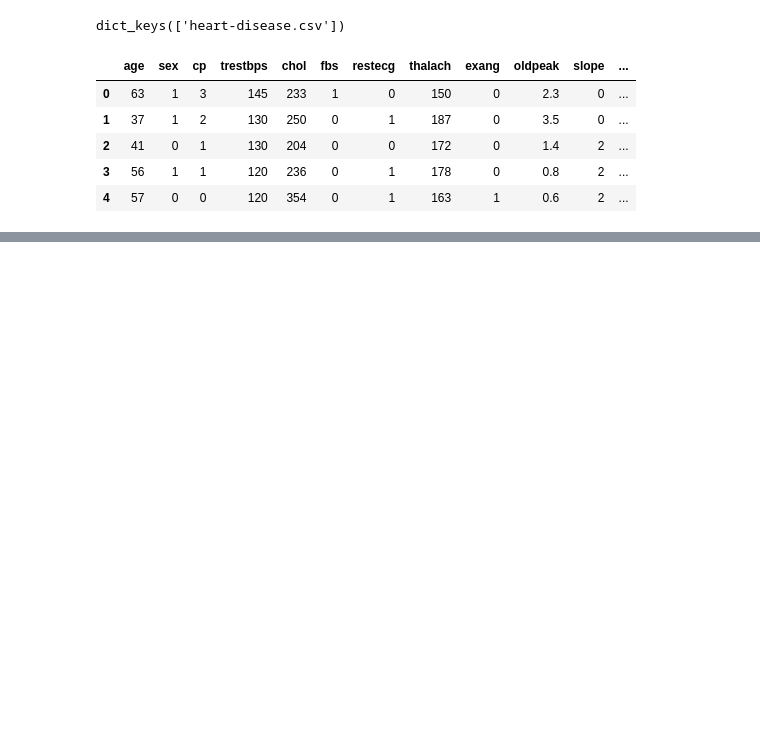
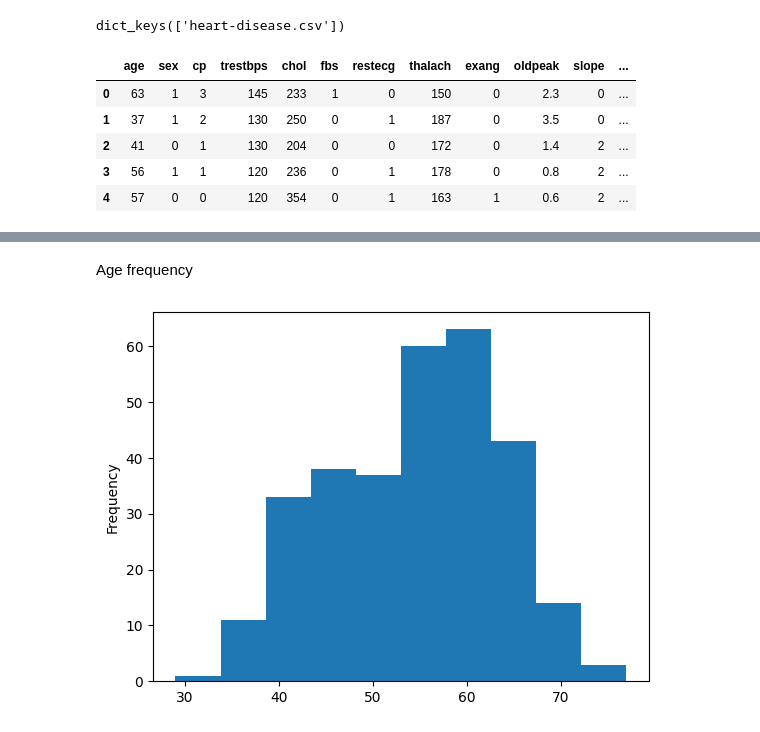
Before and after one commit to LucasMelvin15/Machine-Learning-Projects, a Jupyter notebook: 03_Heart_Disease_Classifier(sklearn).ipynb, the cells around one changed output, grey strips where cells are left out. Drawn from its saved outputs; the diff is of its cells as text; code cells hidden in the pictures; blank space fills up the shorter version.

```diff
--- a/03_Heart_Disease_Classifier(sklearn).ipynb
+++ b/03_Heart_Disease_Classifier(sklearn).ipynb
@@ -150,0 +208,6 @@ weighted avg       0.83      0.82      0.82        61
+# %% [markdown]
+Age frequency
+# %%
+heart_disease.age.plot.hist();
+# %% [output]
+[figure, added]
```
Also changed, not shown: parts of 79 cells of this notebook.
